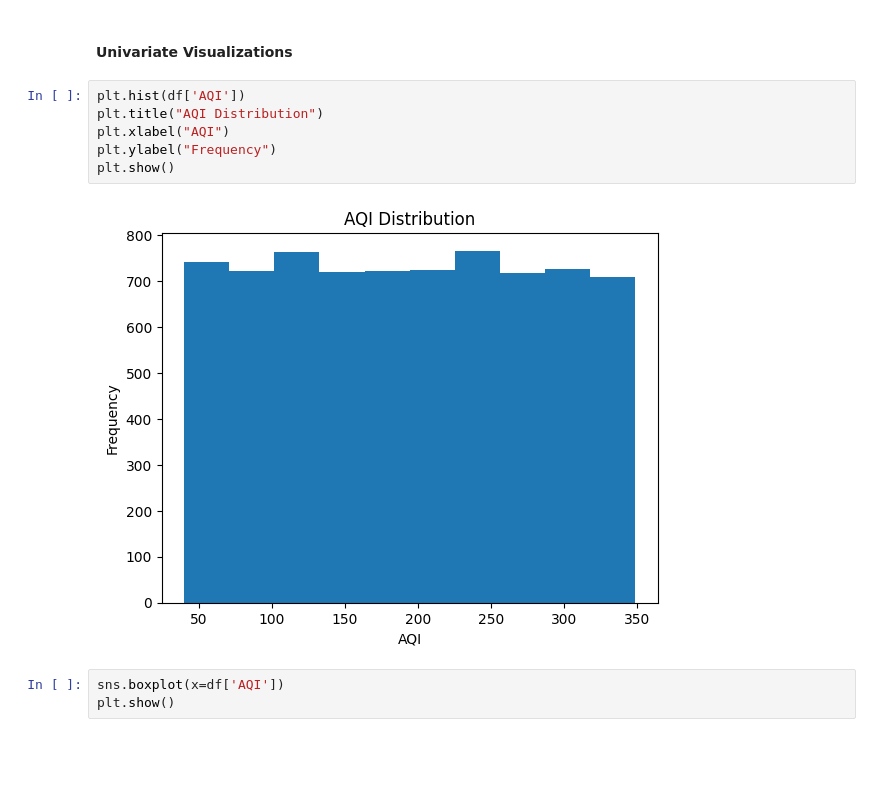
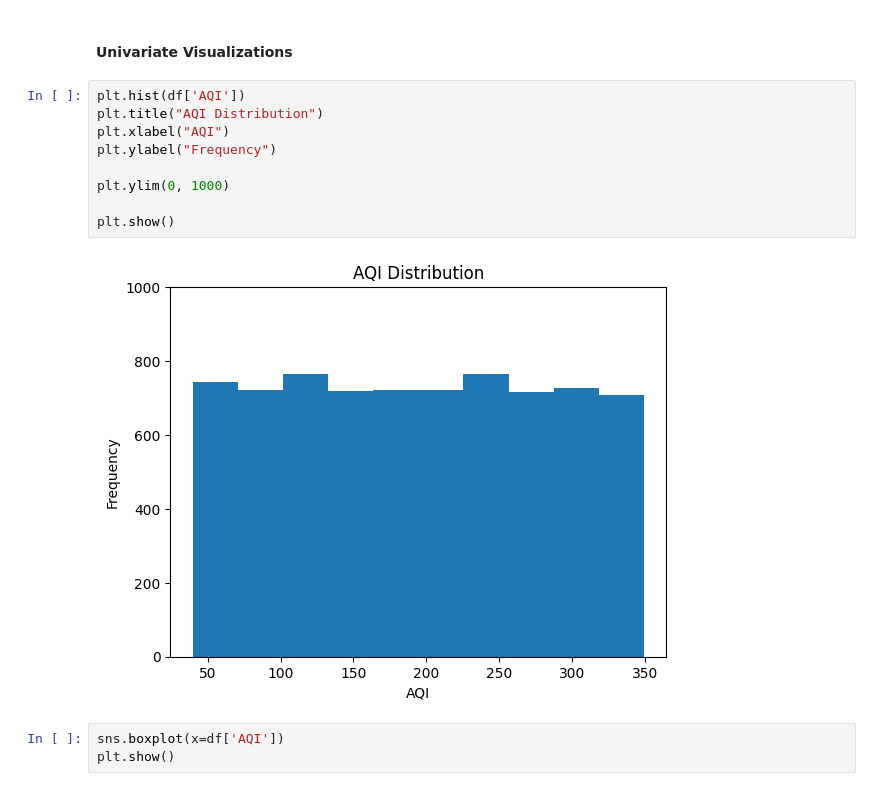
Before and after one commit to Hafizmuhammedk/data-science-essentials, a Jupyter notebook: practice/climate_dataset.ipynb, the cells around one changed output. Saved outputs shown, nothing was run; the diff lists cells and outputs as text; blank space fills up the shorter version.

```diff
--- a/practice/climate_dataset.ipynb
+++ b/practice/climate_dataset.ipynb
@@ -656,11 +656,14 @@ outliers
 # %%
 plt.hist(df['AQI'])
 plt.title("AQI Distribution")
 plt.xlabel("AQI")
 plt.ylabel("Frequency")
+
+plt.ylim(0, 1000)
+
 plt.show()
 # %% [output]
-[figure, old version]
+[figure, new version]
 # %%
 sns.boxplot(x=df['AQI'])
 plt.show()
```
Also changed, not shown: parts of 2 cells of this notebook.
